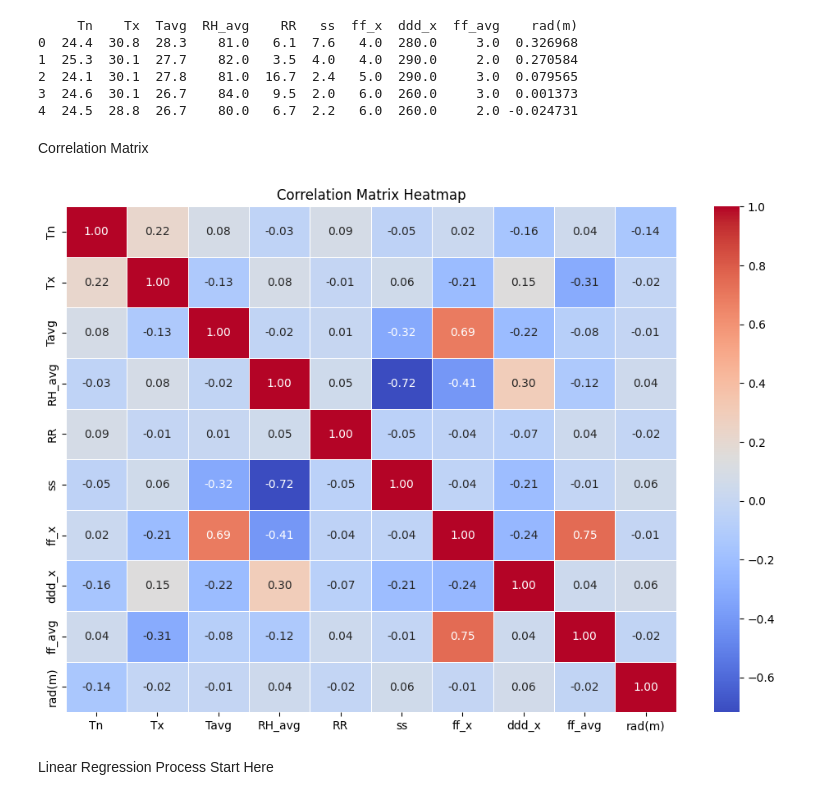
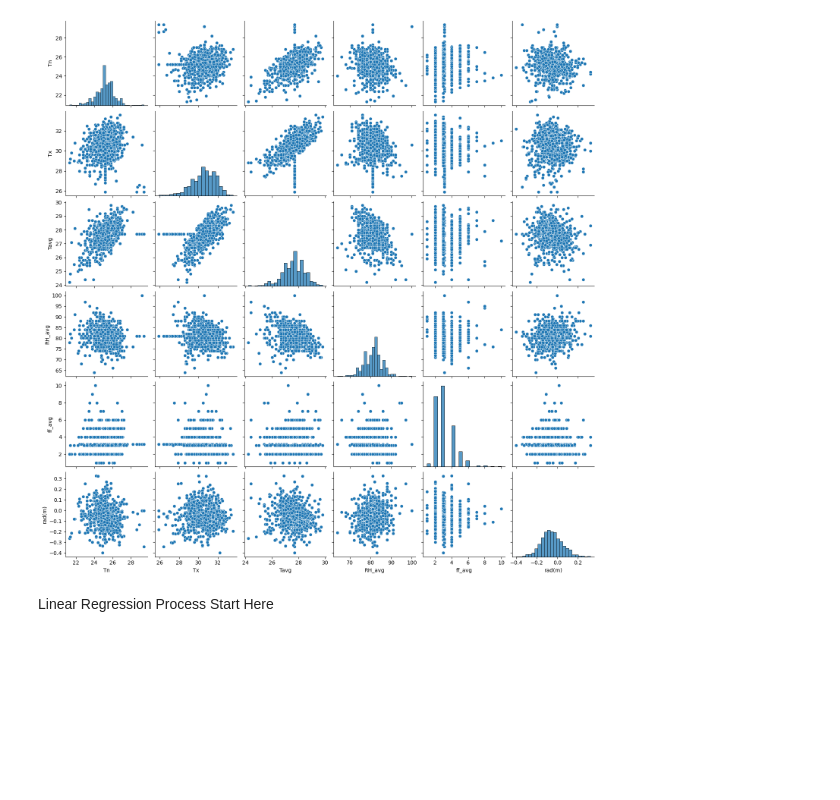
Before and after one commit to sevinadewi/Project-Capstone-Bangkit-Melaut, a Jupyter notebook: Machine Learning/linear_regression_model.ipynb, the cells around one changed output. Cells and saved outputs as stored; diff of their text form; code cells hidden in the pictures; blank space fills up the shorter version.

Commit message:
Update: cleaned and merged data

```diff
--- a/Machine Learning/linear_regression_model.ipynb
+++ b/Machine Learning/linear_regression_model.ipynb
@@ -14,8 +14,10 @@ from tensorflow.keras.metrics import Metric
 # %%
 cwd = os.getcwd()
 # Read the data
-used_dataset_dir = os.path.join(cwd, 'Used_Dataset')
-
+used_dataset_dir = os.path.join(cwd, 'Used_Dataset/cleaned_data')
 # Read the data
-weather_df_2022 = pd.read_csv(os.path.join(used_dataset_dir, 'weather_2022.csv'))
-tidal_df_2022 = pd.read_csv(os.path.join(used_dataset_dir, 'tidal_daily_average_22.csv'))
+train_data = pd.read_csv(os.path.join(used_dataset_dir, 'cleaned_data_2020_2022.csv'))
+display(train_data.head())
+display(train_data.tail())
+display(train_data.isnull().sum())
+display(train_data.shape)
@@ -22,23 +49,0 @@ tidal_df_2022 = pd.read_csv(os.path.join(used_dataset_dir, 'tidal_daily_average_
-# %%
-# Ensure the 'Date' column is in datetime format
-weather_df_2022.rename(columns={'Time (UTC)': 'Date'}, inplace=True)
-tidal_df_2022.drop(columns=['Time (UTC)'], inplace=True)
-
-weather_df_2022['Date'] = pd.to_datetime(weather_df_2022['Date'], errors='coerce')
-tidal_df_2022['Date'] = pd.to_datetime(tidal_df_2022['Date'], errors='coerce')
-
-# Merge the two dataframes
-merged_df_2022 = pd.merge(weather_df_2022, tidal_df_2022, on='Date', how='inner')
-merged_data_sorted = merged_df_2022.sort_values(by='Date')
-
-
-merged_data_sorted.drop(columns=['Date'], inplace=True)
-
-print(merged_data_sorted.head())
-# %% [output]
-     Tn    Tx  Tavg  RH_avg    RR   ss  ff_x  ddd_x  ff_avg    rad(m)
-0  24.4  30.8  28.3    81.0   6.1  7.6   4.0  280.0     3.0  0.326968
-1  25.3  30.1  27.7    82.0   3.5  4.0   4.0  290.0     2.0  0.270584
-2  24.1  30.1  27.8    81.0  16.7  2.4   5.0  290.0     3.0  0.079565
-3  24.6  30.1  26.7    84.0   9.5  2.0   6.0  260.0     3.0  0.001373
-4  24.5  28.8  26.7    80.0   6.7  2.2   6.0  260.0     2.0 -0.024731
@@ -59,20 +50,9 @@ print(merged_data_sorted.head())
-# %% [markdown]
-Correlation Matrix
-# %%
-
-# Set the size of the plot
-plt.figure(figsize=(12, 8))
-
-# Create a heatmap to visualize the correlation matrix
-sns.heatmap(correlation_matrix, annot=True, cmap='coolwarm', fmt='.2f', linewidths=0.5)
-
-# Set the title of the heatmap
-plt.title('Correlation Matrix Heatmap')
-
-# Display the heatmap
-plt.show()
-# %% [output]
-[figure, removed]
+# %%
+# Pair plot to visualize relationships between features
+sns.pairplot(train_data[['Tn', 'Tx', 'Tavg', 'RH_avg', 'ff_avg', 'rad(m)']])
+plt.show()
+# %% [output]
+[figure, added]
 # %% [markdown]
 Linear Regression Process Start Here
 # %%
```
Also changed, not shown: parts of 4 cells of this notebook, 10 other files.
